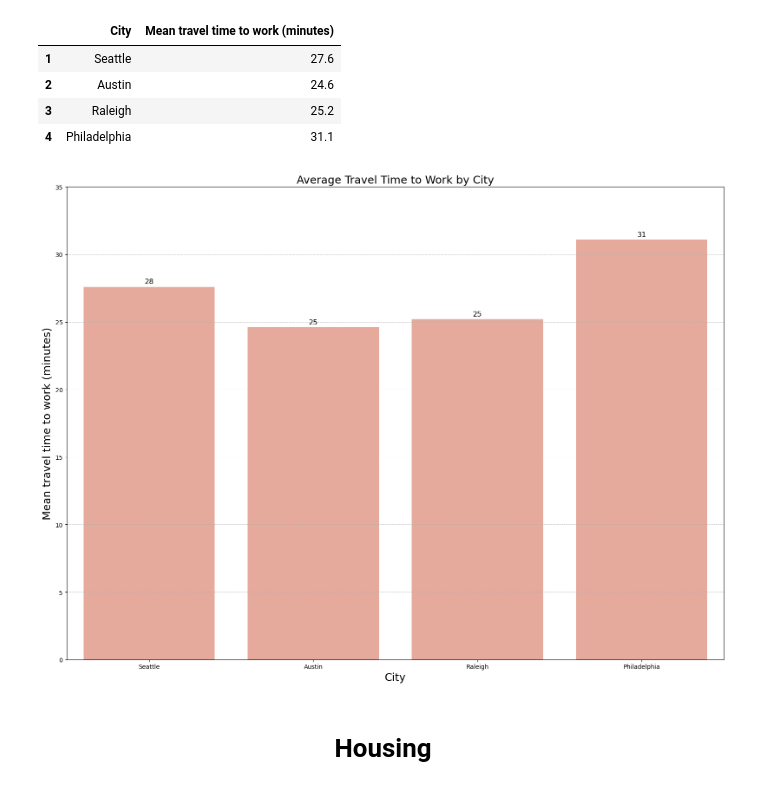
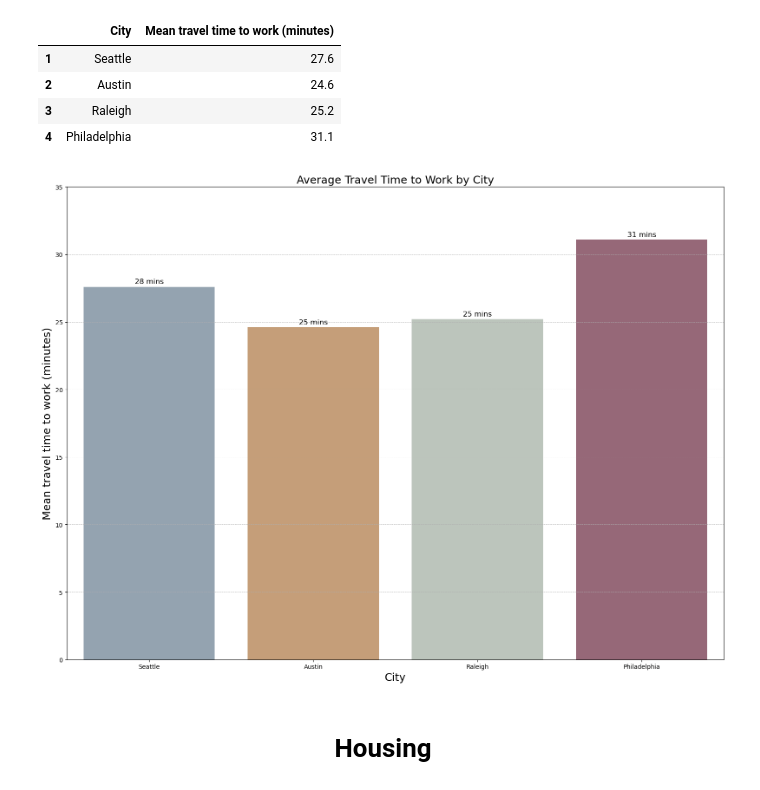
Before and after one commit to Hannah00Donnelly/nss-capstone-da14-2025, a Jupyter notebook: notebooks/hdonnelly_capstone.ipynb, the cells around one changed output. Cells and saved outputs as stored; diff of their text form; code cells hidden in the pictures.

Commit message:
clean-up and graphs

```diff
--- a/notebooks/hdonnelly_capstone.ipynb
+++ b/notebooks/hdonnelly_capstone.ipynb
@@ -833,35 +709,28 @@ means_transport
 # %%
+#graph to iilustrate means of transportation
 means_transport_graphs= pd.melt(means_transport, id_vars='City',var_name='Categories', value_name='Percentage')
-
 
 plt.figure(figsize=(16, 12))
 
 #color Palette for graphs
-colors = {
-            'Drove Themselves':'#f2a291',
-            'Public transportation':'#dbb6b5',
-            'Worked from home':'#f8e3dc',
-            'Other Means':'#90a3b4'
-}
+colors = {'Drove Themselves':'#f2a291',
+          'Public transportation':'#dbb6b5',
+          'Worked from home':'#f8e3dc',
+          'Other Means':'#90a3b4'}
 color_palette = list(colors.values())
 
 sns.set_palette(color_palette)
 
-
 ax=sns.barplot(data=means_transport_graphs, x='City', y='Percentage', hue='Categories', palette=colors)
-
-
 
 for container in ax.containers:
     ax.bar_label(container, labels=[f'{val:.0f}%' for val in container.datavalues], padding=3, fontsize=12)
-
 
 cities = mycity_means_transport_transposed['City']
 x = range(len(cities))
 
 ax.set_xticks(x)
 ax.set_xticklabels(cities, fontsize=14)
-
 
 ax.yaxis.grid(True, linestyle='--', linewidth=0.7, alpha=0.7)
 
@@ -873,8 +742,6 @@ plt.tight_layout()
 
 plt.ylim(bottom=0, top=100)
 
-
-
 plt.show()
 # %% [output]
 [figure]
@@ -913,50 +784,33 @@ mean_travel_time
 | 3 | Raleigh | 25.2 |
 | 4 | Philadelphia | 31.1 |
 # %%
-
+#Graph that illustrates the average commute time to work for each city:
 plt.figure(figsize=(16, 12))
 
-#color Palette for graphs
-#colors = {
- #           'Drove Themselves':'#f2a291',
- #           'Public transportation':'#dbb6b5',
- #           'Worked from home':'#f8e3dc',
-   #         'Other Means':'#90a3b4'
-#}
-#color_palette = list(colors.values())
+#color
+city_colors_palette = {
+    'Austin': '#d29d6c',
+    'Raleigh': '#bbc7ba',
+    'Seattle': '#90a3b4',
+    'Philadelphia': '#9e6076'}
 
-#sns.set_palette(color_palette)
-
-
-ax=sns.barplot(data=mean_travel_time, x='City', y='Mean travel time to work (minutes)')
-
-
+ax=sns.barplot(data=mean_travel_time, x='City', y='Mean travel time to work (minutes)', hue='City', palette=city_colors_palette)
 
 for container in ax.containers:
-    ax.bar_label(container, labels=[f'{val:.0f}' for val in container.datavalues], padding=3, fontsize=12)
-
-
-#cities = mycity_means_transport_transposed['City']
-#x = range(len(cities))
-
-#ax.set_xticks(x)
-#ax.set_xticklabels(cities, fontsize=14)
-
+    ax.bar_label(container, labels=[f'{val:.0f} mins' for val in container.datavalues], padding=3, fontsize=12)
 
 ax.yaxis.grid(True, linestyle='--', linewidth=0.7, alpha=0.7)
 
 plt.title('Average Travel Time to Work by City', fontsize=18)
 plt.ylabel('Mean travel time to work (minutes)',fontsize=18)
 plt.xlabel('City',fontsize=18)
 plt.tight_layout()
 
 plt.ylim(bottom=0, top=35)
 
-
-
 plt.show()
 # %% [output]
-[figure, old version]
+[figure, new version]
 # %% [markdown]
 # <center> Housing <center>
 # %% [markdown]
```
Also changed, not shown: parts of 84 cells of this notebook.
